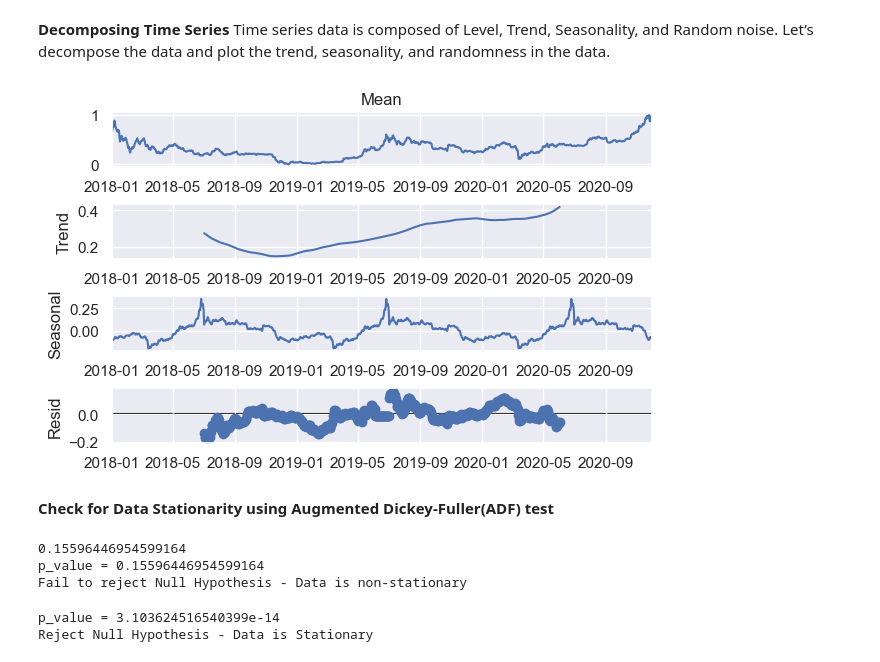
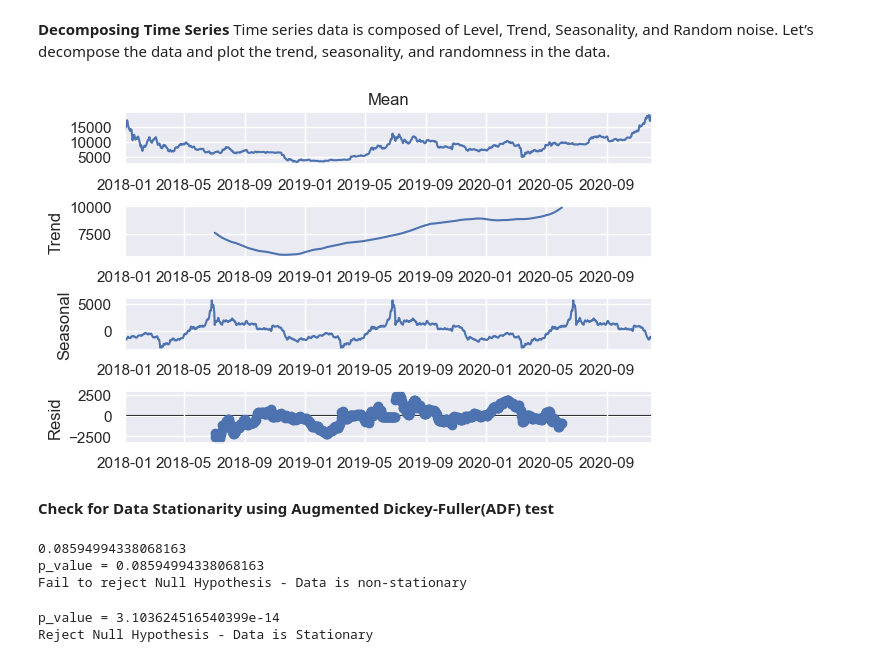
Before and after one commit to minhly1207/predict_stocktrend, a Jupyter notebook: SARIMAX_stocktrend.ipynb, the cells around one changed output. Saved outputs shown, nothing was run; the diff lists cells and outputs as text; code cells hidden in the pictures.

```diff
--- a/SARIMAX_stocktrend.ipynb
+++ b/SARIMAX_stocktrend.ipynb
@@ -241,9 +246,9 @@ less than 0.5 indicates anti-persistent behavior, where the time series tends to
 Time series data is composed of Level, Trend, Seasonality, and Random noise. Let’s decompose the data and plot the trend, seasonality, and randomness in the data.
 # %%
 import statsmodels.api as sm
-seas_d=sm.tsa.seasonal_decompose(X['Mean'],model='add', period = 365);
+seas_d=sm.tsa.seasonal_decompose(btc['Mean'],model='add', period = 365);
 fig=seas_d.plot()
 fig.set_figheight(4)
 plt.show()
 # %% [output]
-[figure, old version]
+[figure, new version]
@@ -268,7 +279,7 @@ def test_adf(series, title=''):
 
 
 
-y_test=y['Stock Price next day'][:train_size].dropna()
+y_test= btc['Mean'][:train_size].dropna()
 
 result = adfuller(y_test, autolag='AIC', regression='ct')
 #print(result[0])
@@ -276,8 +287,8 @@ print(result[1])
 
 test_adf(y_test, "btc")
 # %% [output]
-0.15596446954599164
-p_value = 0.15596446954599164
+0.08594994338068163
+p_value = 0.08594994338068163
 Fail to reject Null Hypothesis - Data is non-stationary
 # %%
 #check if we can make the data stationary by applying one difference
```
Also changed, not shown: parts of 14 cells of this notebook.
